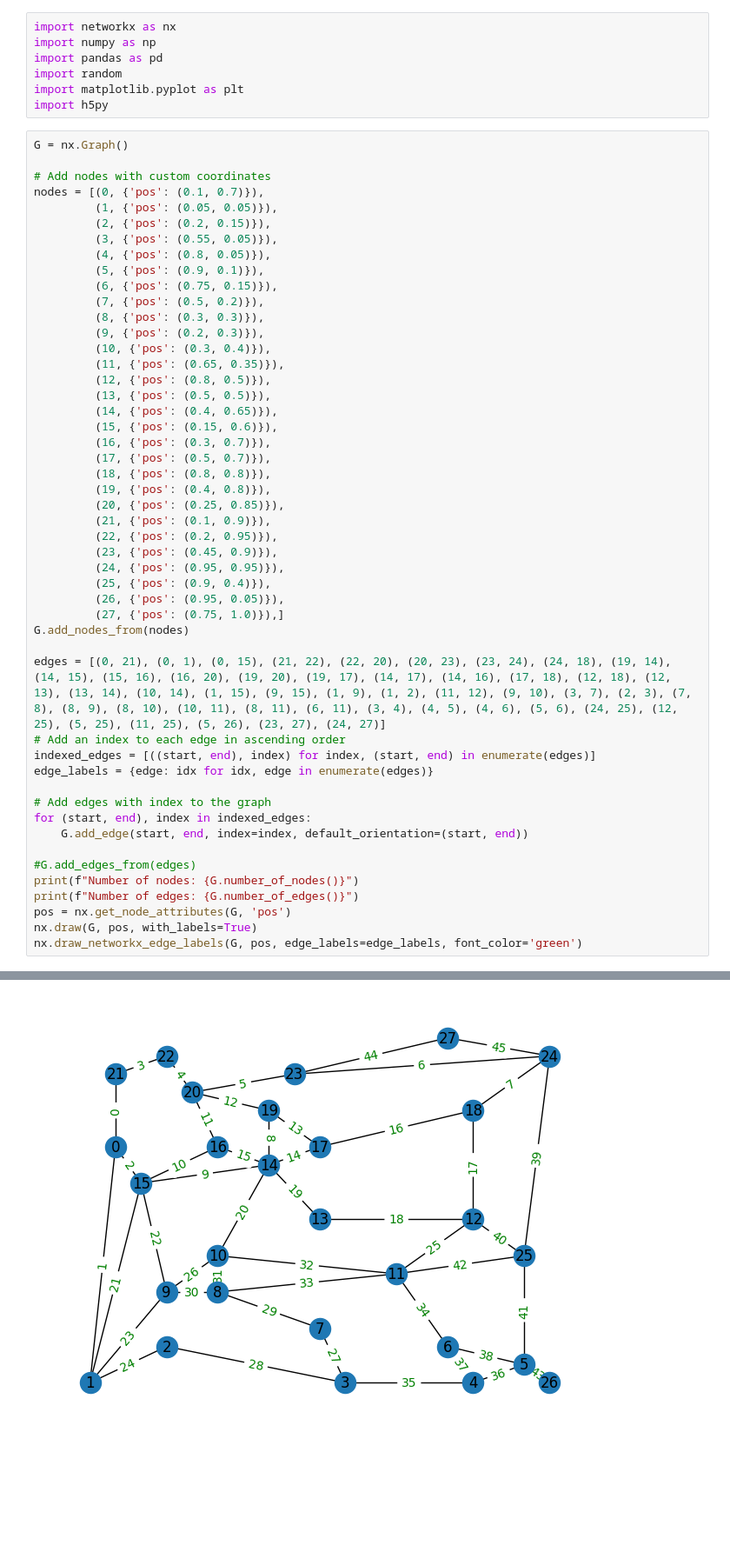
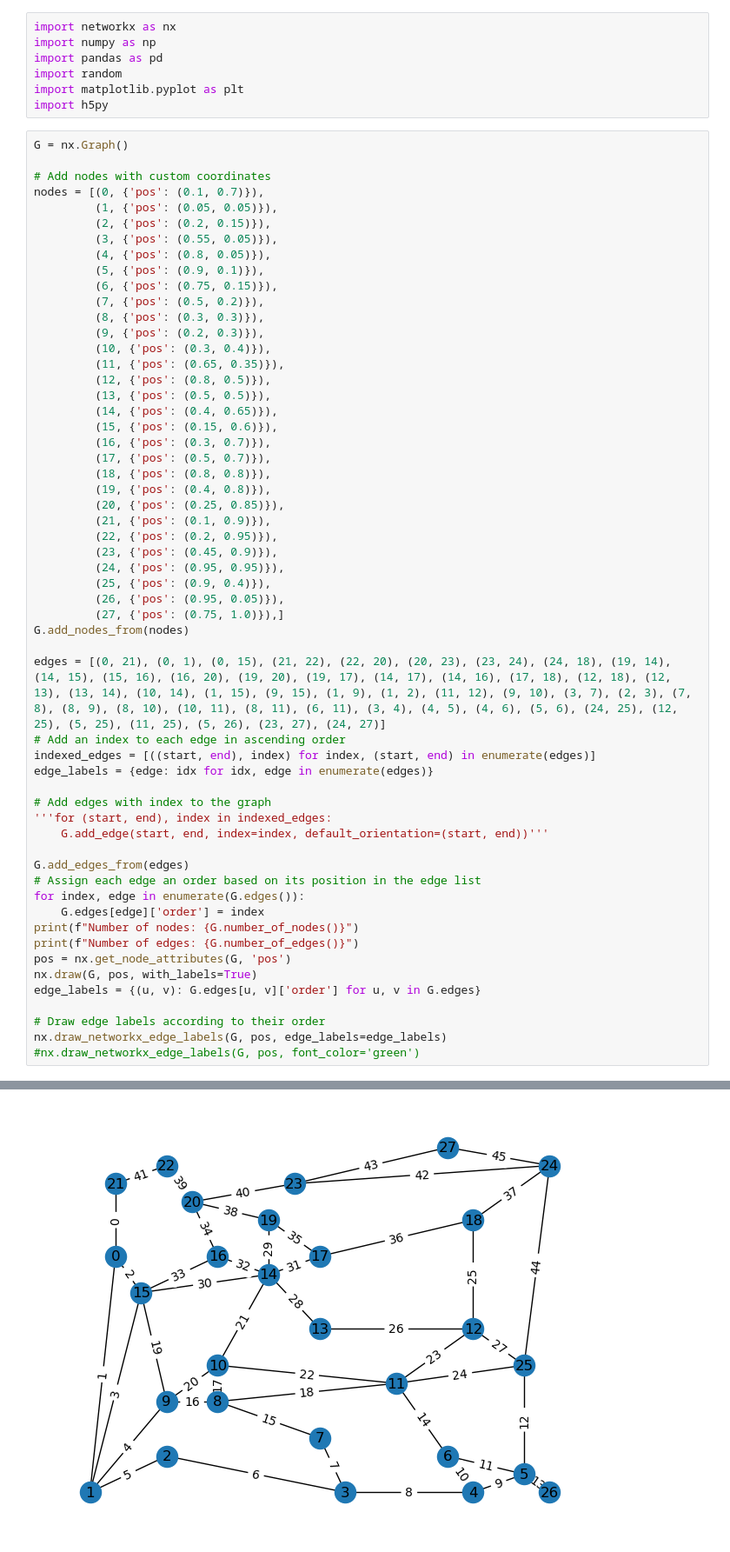
Before and after one commit to schjo480/Master_Thesis, a Jupyter notebook: notebooks/synthetic_graph.ipynb, the cells around one changed output, grey strips where cells are left out. Shown at 87% size. Saved outputs shown, nothing was run; the diff lists cells and outputs as text; blank space fills up the shorter version.

```diff
--- a/notebooks/synthetic_graph.ipynb
+++ b/notebooks/synthetic_graph.ipynb
@@ -45,15 +45,22 @@ indexed_edges = [((start, end), index) for index, (start, end) in enumerate(edge
 edge_labels = {edge: idx for idx, edge in enumerate(edges)}
 
 # Add edges with index to the graph
-for (start, end), index in indexed_edges:
-    G.add_edge(start, end, index=index, default_orientation=(start, end))
+'''for (start, end), index in indexed_edges:
+    G.add_edge(start, end, index=index, default_orientation=(start, end))'''
 
-#G.add_edges_from(edges)
+G.add_edges_from(edges)
+# Assign each edge an order based on its position in the edge list
+for index, edge in enumerate(G.edges()):
+    G.edges[edge]['order'] = index
 print(f"Number of nodes: {G.number_of_nodes()}")
 print(f"Number of edges: {G.number_of_edges()}")
 pos = nx.get_node_attributes(G, 'pos')
 nx.draw(G, pos, with_labels=True)
-nx.draw_networkx_edge_labels(G, pos, edge_labels=edge_labels, font_color='green')
+edge_labels = {(u, v): G.edges[u, v]['order'] for u, v in G.edges}
+
+# Draw edge labels according to their order
+nx.draw_networkx_edge_labels(G, pos, edge_labels=edge_labels)
+#nx.draw_networkx_edge_labels(G, pos, font_color='green')
 # %% [output]
 Number of nodes: 28
 Number of edges: 46
@@ -76,2 +83,2 @@ Number of edges: 46
  (24, 27): Text(0.85, 0.975, '45')}
-[figure, old version]
+[figure, new version]
```
Also changed, not shown: parts of 18 cells of this notebook, 22 other files.
